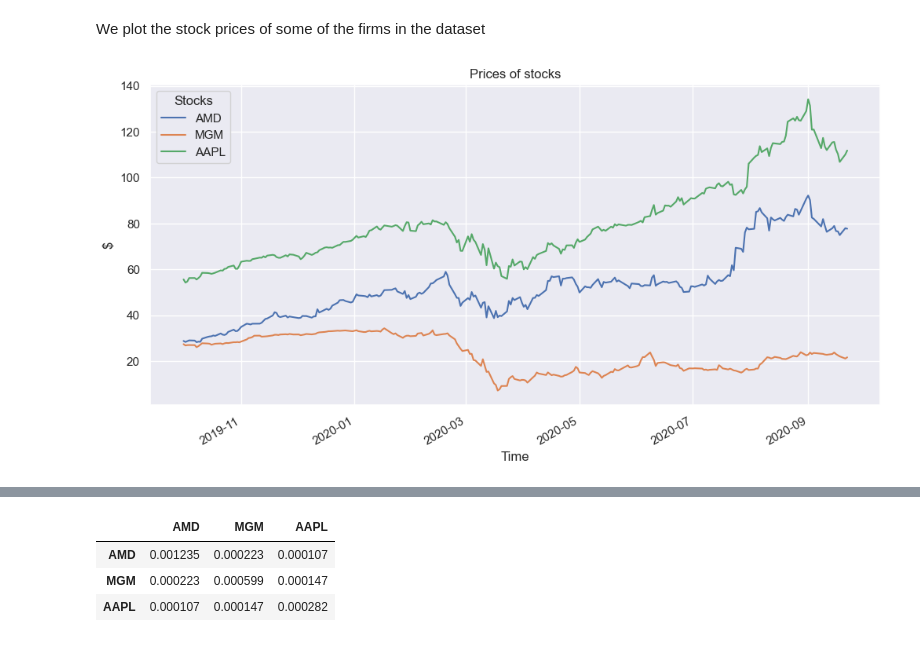
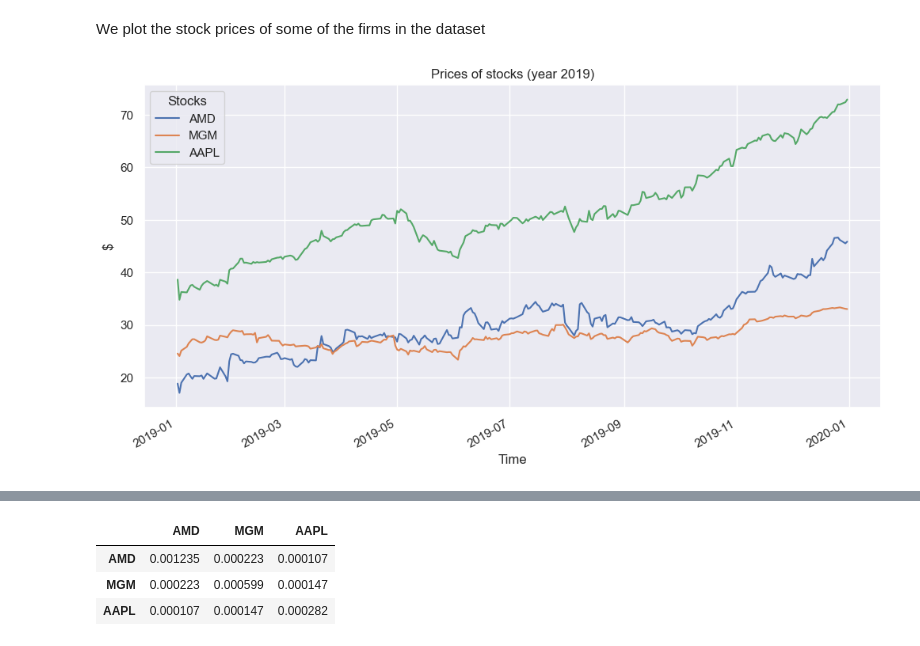
Before and after one commit to luigiselmi/finstat, a Jupyter notebook: palomar/ch6_portfolio_basics.ipynb, the cells around one changed output, grey strips where cells are left out. Drawn from its saved outputs; the diff is of its cells as text; code cells hidden in the pictures.

```diff
--- a/palomar/ch6_portfolio_basics.ipynb
+++ b/palomar/ch6_portfolio_basics.ipynb
@@ -110,15 +114,14 @@ cryptos_2017to2021_hourly.iloc[:, :5].head()
 # %% [markdown]
 We plot the stock prices of some of the firms in the dataset
 # %%
-# Plot stock prices
-stock_prices = SP500_stocks_2015to2020[["AMD", "MGM", "AAPL"]].loc["2019-10":]
+stock_prices_2019 = SP500_stocks_2015to2020[["AMD", "MGM", "AAPL"]].loc['2019-01-01':'2019-12-31']
 fig, ax = plt.subplots(figsize=(12, 6))
-stock_prices.plot(ax=ax)
-ax.set_title('Prices of stocks')
+stock_prices_2019.plot(ax=ax)
+ax.set_title('Prices of stocks (year 2019)')
 ax.set_xlabel('Time')
 ax.set_ylabel('$')
 ax.legend(title="Stocks")
 plt.show()
 # %% [output]
-[figure, old version]
+[figure, new version]
 # %% [markdown]
```
Also changed, not shown: parts of 42 cells of this notebook.
